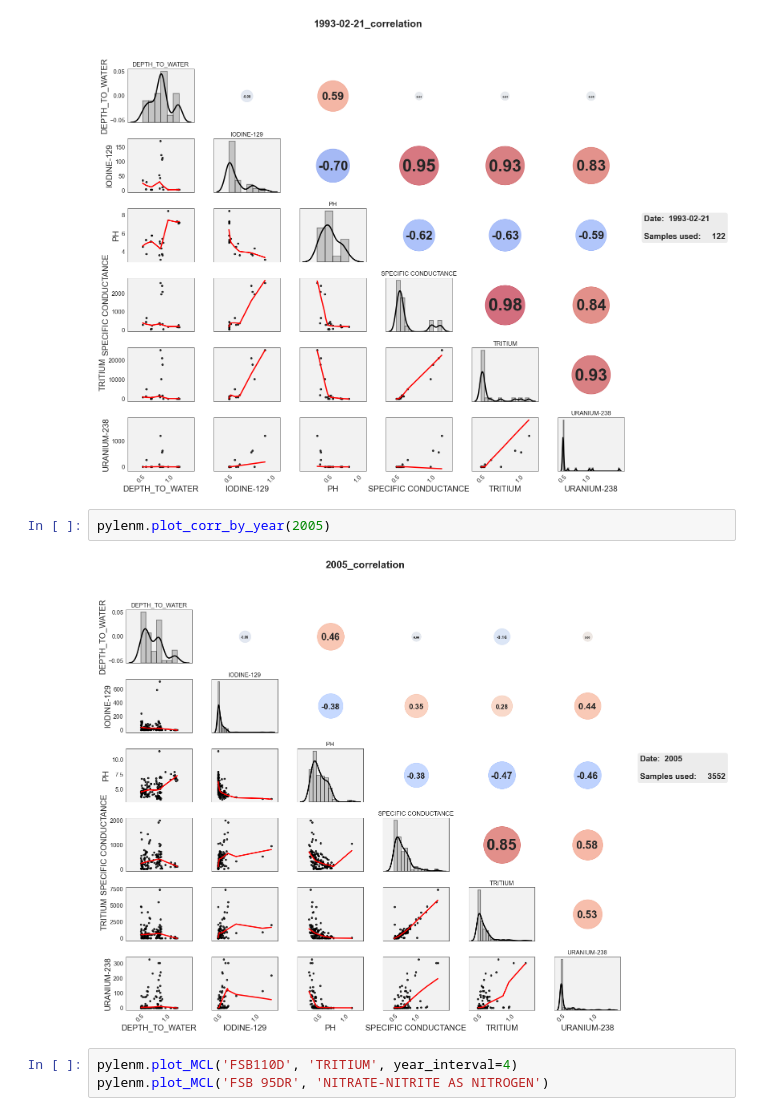
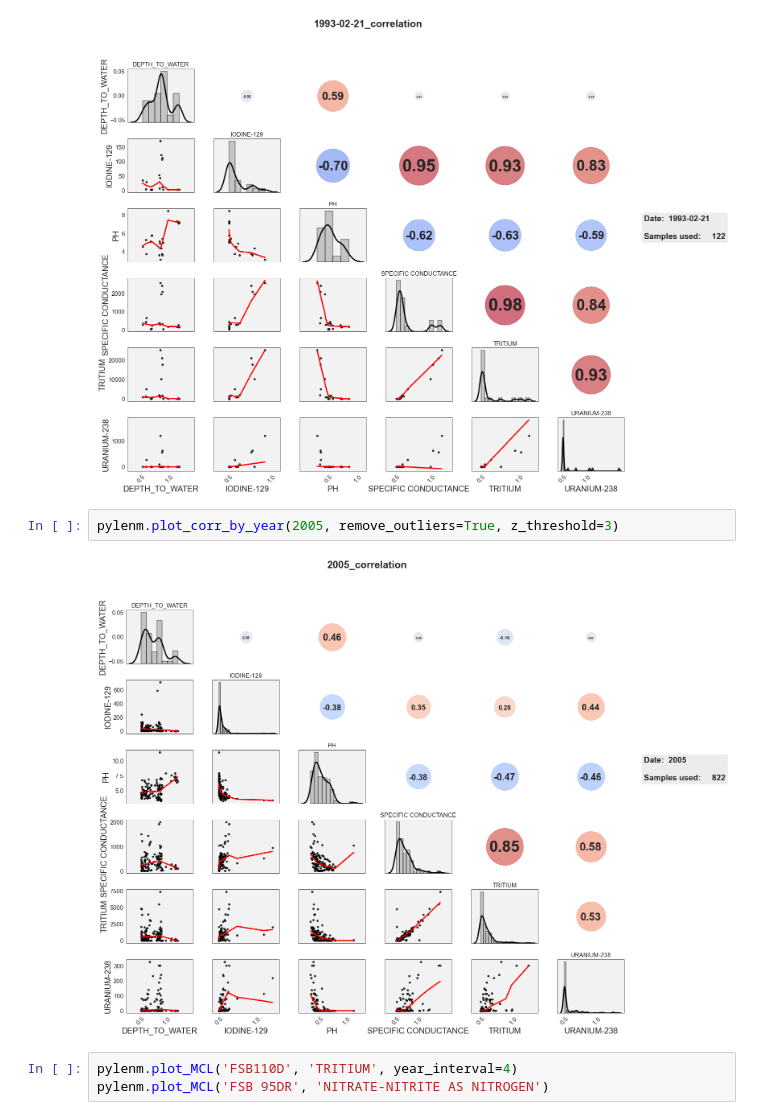
Before and after one commit to AurelienMeray/pylenm, a Jupyter notebook: demo/Guide - pyLEnM package.ipynb, the cells around one changed output. Saved outputs shown, nothing was run; the diff lists cells and outputs as text.

```diff
--- a/demo/Guide - pyLEnM package.ipynb
+++ b/demo/Guide - pyLEnM package.ipynb
@@ -330,9 +332,9 @@ pylenm.plot_corr_by_date('1993-02-21')
 # %% [output]
 [figure]
 # %%
-pylenm.plot_corr_by_year(2005)
+pylenm.plot_corr_by_year(2005, remove_outliers=True, z_threshold=3)
 # %% [output]
-[figure, old version]
+[figure, new version]
 # %%
 pylenm.plot_MCL('FSB110D', 'TRITIUM', year_interval=4)
 pylenm.plot_MCL('FSB 95DR', 'NITRATE-NITRITE AS NITROGEN')
```
Also changed, not shown: parts of 10 cells of this notebook, 1 other file.
